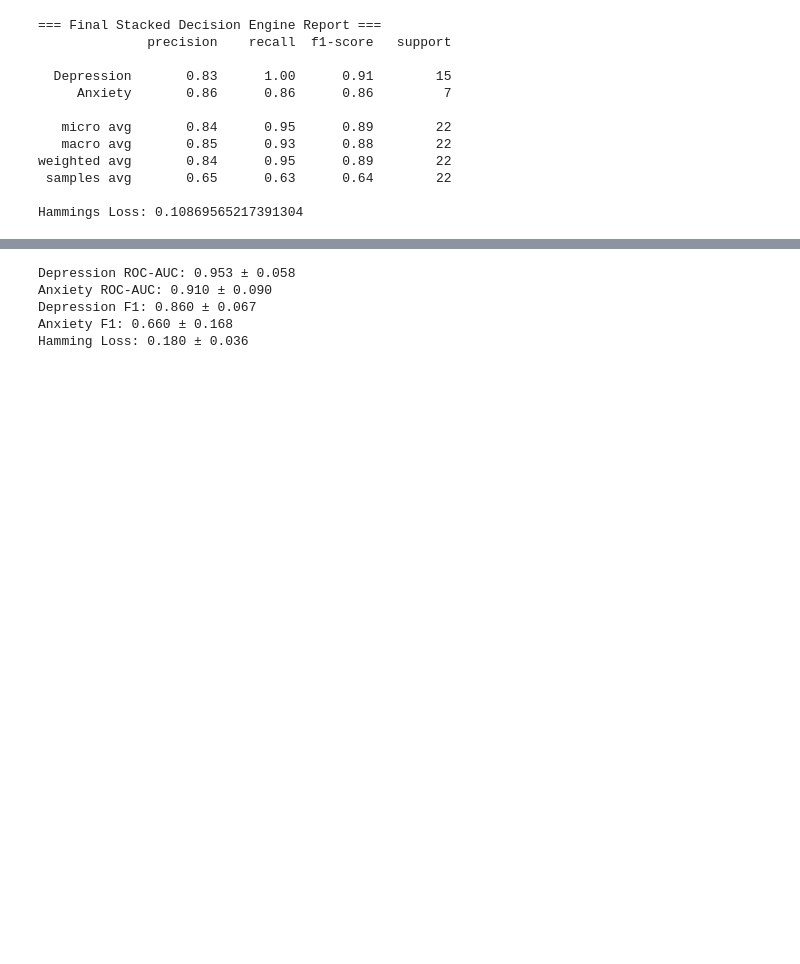
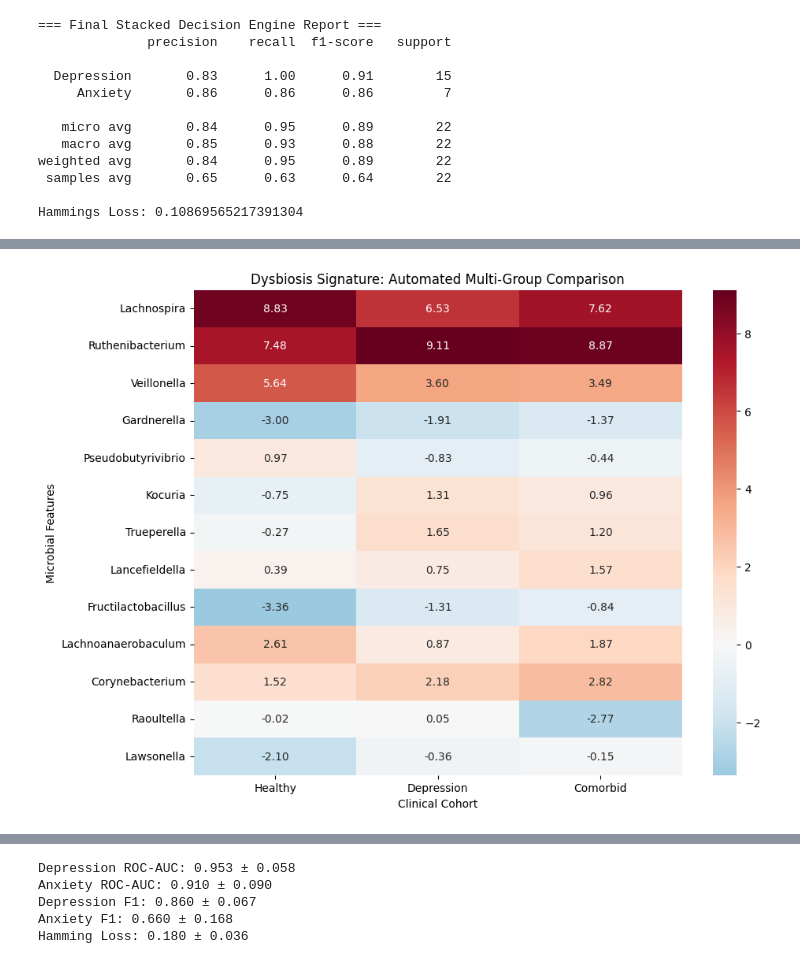
Before and after one commit to KumarSaurav8452/NEUROGUT_CAPSTONE_PROJECT, a Jupyter notebook: new_pathway_pipeline.ipynb, the cells around one changed output, grey strips where cells are left out. Drawn from its saved outputs; the diff is of its cells as text; code cells hidden in the pictures; blank space fills up the shorter version.

```diff
--- a/new_pathway_pipeline.ipynb
+++ b/new_pathway_pipeline.ipynb
@@ -186,0 +233,30 @@ Hammings Loss: 0.10869565217391304
+# %%
+def plot_dysbiosis_signature(X_resampled, y_resampled, feature_names):
+    # 1. Combine into dataframe
+    df_sig = pd.DataFrame(X_resampled, columns=feature_names)
+
+    # Create the condition ID: 0=Healthy, 1=Dep, 2=Anx, 3=Both
+    # We use .astype(int) to ensure summation works for the ID
+    df_sig['Condition'] = y_resampled[:, 0].astype(int) + (y_resampled[:, 1].astype(int) * 2)
+
+    # 2. Calculate means per group
+    sig_means = df_sig.groupby('Condition').mean().T
+
+    # 3. Dynamic Mapping: Only label what exists
+    condition_map = {0: 'Healthy', 1: 'Depression', 2: 'Anxiety', 3: 'Comorbid'}
+    # Map the existing column IDs to their names
+    sig_means.columns = [condition_map[c] for c in sig_means.columns]
+
+    # 4. Plotting
+    plt.figure(figsize=(10, 8))
+    # We use Z-score scaling (StandardScaler) visually to see "High" vs "Low"
+    sns.heatmap(sig_means, cmap='RdBu_r', center=0, annot=True, fmt=".2f")
+    plt.title("Dysbiosis Signature: Automated Multi-Group Comparison")
+    plt.ylabel("Microbial Features")
+    plt.xlabel("Clinical Cohort")
+    plt.show()
+
+# Call it using your feature names list
+plot_dysbiosis_signature(X_resampled, y_resampled, X_resampled.columns)
+# %% [output]
+[figure, added]
```
Also changed, not shown: parts of 5 cells of this notebook.
